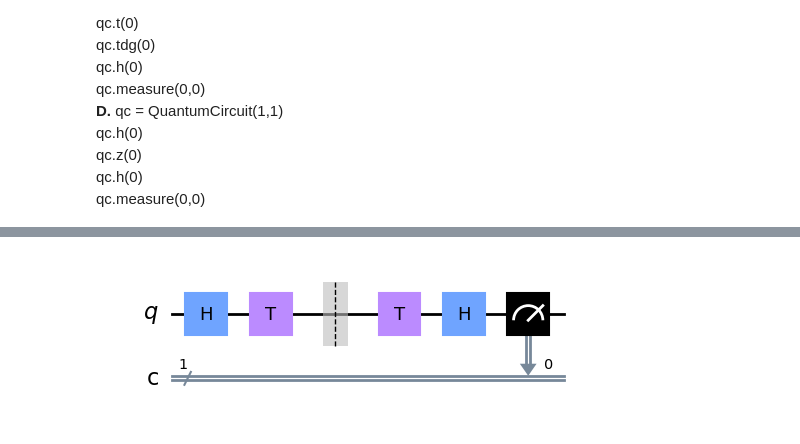
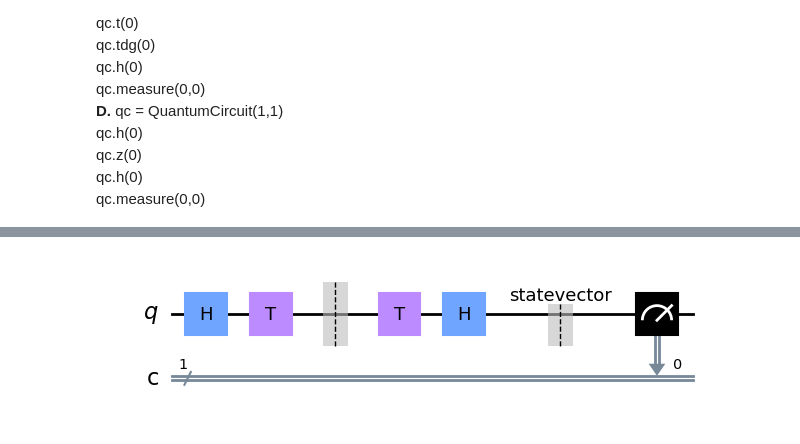
Before and after one commit to VRGQuantumTech/learning_qiskit, a Jupyter notebook: exam_exercices.ipynb, the cells around one changed output, grey strips where cells are left out. Drawn from its saved outputs; the diff is of its cells as text; code cells hidden in the pictures.

```diff
--- a/exam_exercices.ipynb
+++ b/exam_exercices.ipynb
@@ -755,20 +762,27 @@ qc.measure(0,0)<br>
 # %%
 # To recreate the circuit given by the exercise:
 
 from qiskit import *
+from qiskit.visualization import plot_bloch_multivector
 
 q = QuantumRegister(1, 'q')
 c = ClassicalRegister(1, 'c')
 
 qc = QuantumCircuit(q,c)
+qasm = Aer.get_backend('qasm_simulator')
 
 qc.h(q)
 qc.t(q)
-qc.barrier(q)
+qc.barrier()
 qc.t(q)
 qc.h(q)
+
+qc.save_statevector()
 qc.measure(q,c)
 
+qc_job = qasm.run(circuits = qc, shots = 10000)
+qc_state = qc_job.result().get_statevector()
+
 qc.draw('mpl')
 # %% [output]
-[figure, old version]
+[figure, new version]
```
Also changed, not shown: parts of 3 cells of this notebook.
